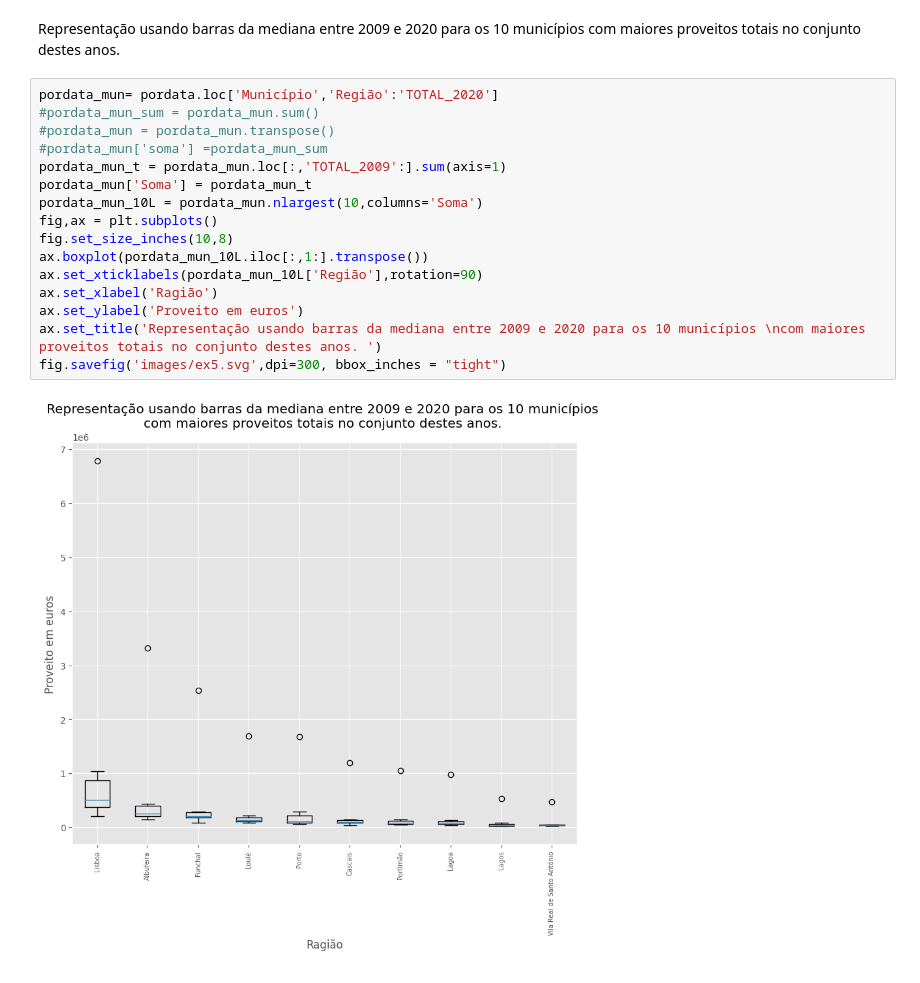
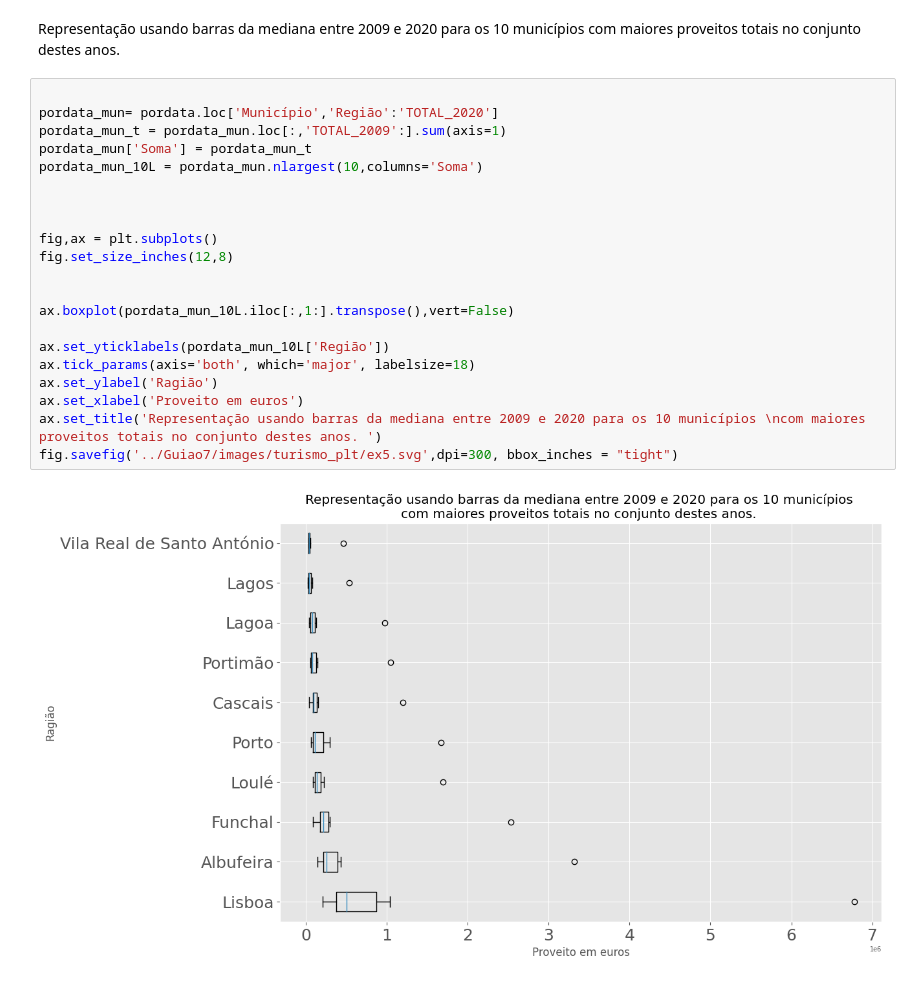
Before and after one commit to Mohaamedl/Poo-Python, a Jupyter notebook: Guiao7/mat_pordata.ipynb, the cells around one changed output. Drawn from its saved outputs; the diff is of its cells as text.

```diff
--- a/Guiao7/mat_pordata.ipynb
+++ b/Guiao7/mat_pordata.ipynb
@@ -148,20 +154,25 @@ boxplotgraph('NUTS III')
 Representação usando barras da mediana entre 2009 e 2020 para os 10 municípios
 com maiores proveitos totais no conjunto destes anos.
 # %%
+
 pordata_mun= pordata.loc['Município','Região':'TOTAL_2020']
-#pordata_mun_sum = pordata_mun.sum()
-#pordata_mun = pordata_mun.transpose()
-#pordata_mun['soma'] =pordata_mun_sum
 pordata_mun_t = pordata_mun.loc[:,'TOTAL_2009':].sum(axis=1)
 pordata_mun['Soma'] = pordata_mun_t
 pordata_mun_10L = pordata_mun.nlargest(10,columns='Soma')
+
+
+
 fig,ax = plt.subplots()
-fig.set_size_inches(10,8)
-ax.boxplot(pordata_mun_10L.iloc[:,1:].transpose())
-ax.set_xticklabels(pordata_mun_10L['Região'],rotation=90)
-ax.set_xlabel('Ragião')
-ax.set_ylabel('Proveito em euros')
+fig.set_size_inches(12,8)
+
+
+ax.boxplot(pordata_mun_10L.iloc[:,1:].transpose(),vert=False)
+
+ax.set_yticklabels(pordata_mun_10L['Região'])
+ax.tick_params(axis='both', which='major', labelsize=18)
+ax.set_ylabel('Ragião')
+ax.set_xlabel('Proveito em euros')
 ax.set_title('Representação usando barras da mediana entre 2009 e 2020 para os 10 municípios \ncom maiores proveitos totais no conjunto destes anos. ')
-fig.savefig('images/ex5.svg',dpi=300, bbox_inches = "tight")
+fig.savefig('../Guiao7/images/turismo_plt/ex5.svg',dpi=300, bbox_inches = "tight")
 # %% [output]
-[figure, old version]
+[figure, new version]
```
Also changed, not shown: parts of 4 cells of this notebook, 52 other files.
